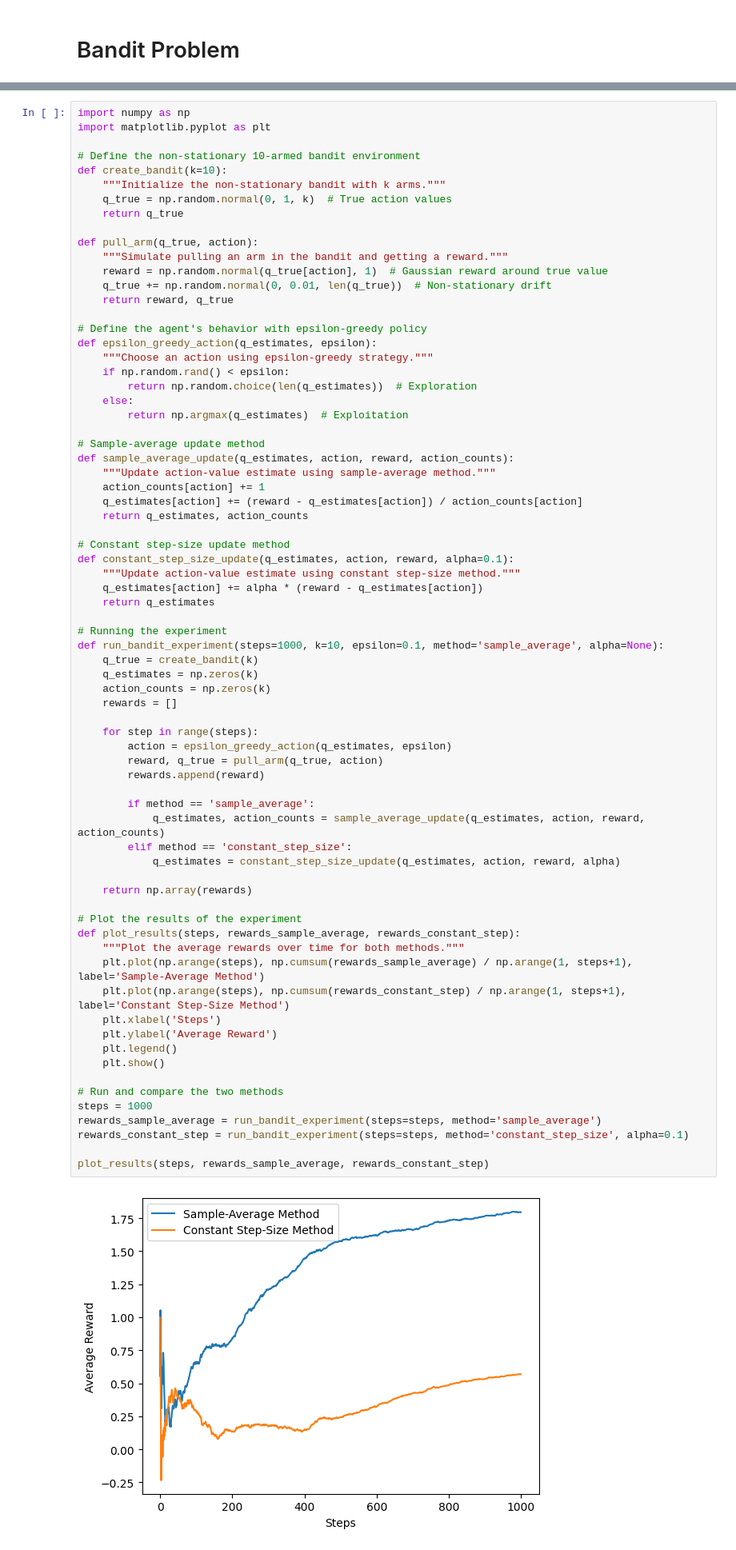
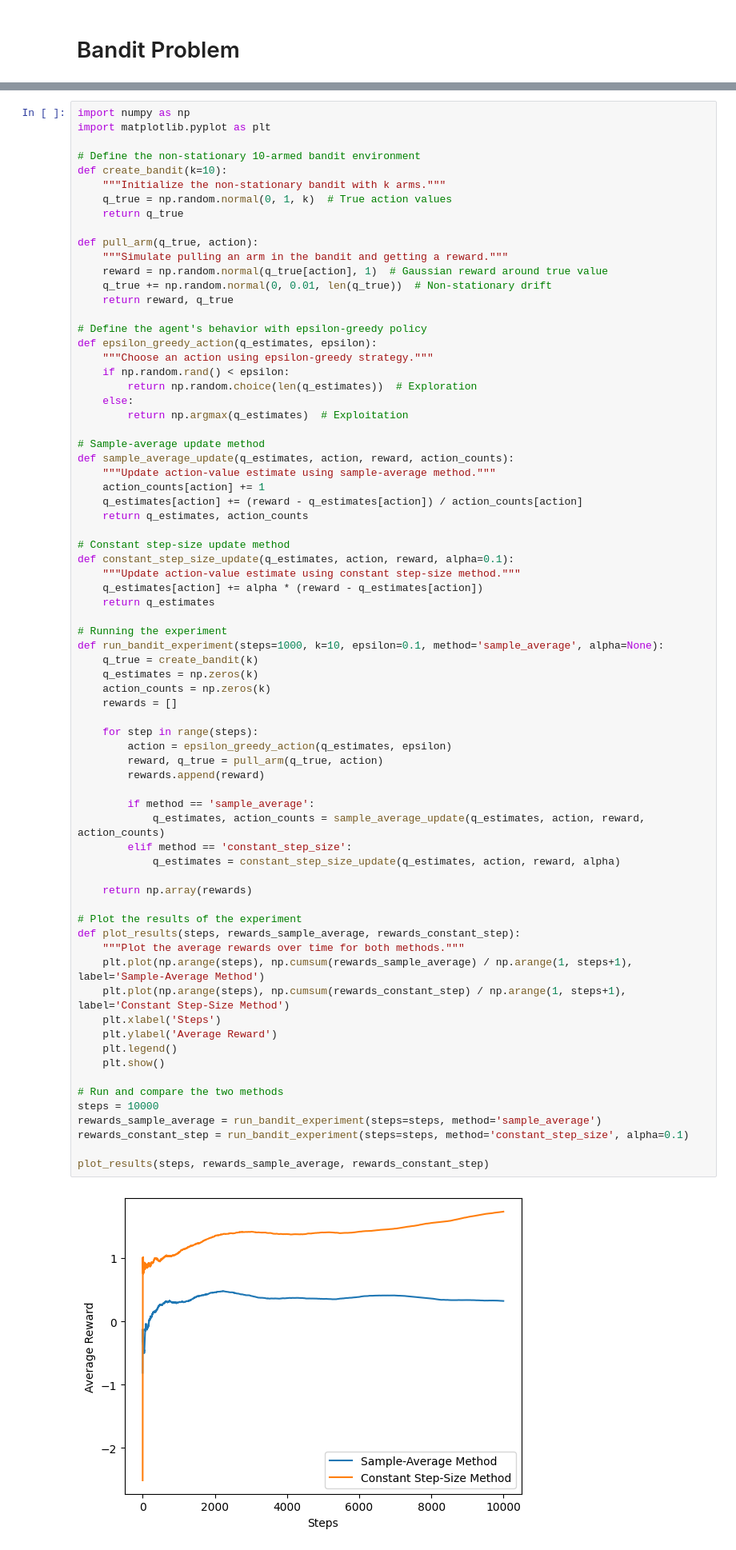
Before and after one commit to Mbigdeli2003/RL_training, a Jupyter notebook: RL_TA_Session_1.ipynb, the cells around one changed output, grey strips where cells are left out. Shown at 80% size. Cells and saved outputs as stored; diff of their text form.

```diff
--- a/RL_TA_Session_1.ipynb
+++ b/RL_TA_Session_1.ipynb
@@ -272,32 +272,32 @@ def run_bandit_experiment(steps=1000, k=10, epsilon=0.1, method='sample_average'
     rewards = []
 
     for step in range(steps):
         action = epsilon_greedy_action(q_estimates, epsilon)
         reward, q_true = pull_arm(q_true, action)
         rewards.append(reward)
 
         if method == 'sample_average':
             q_estimates, action_counts = sample_average_update(q_estimates, action, reward, action_counts)
         elif method == 'constant_step_size':
             q_estimates = constant_step_size_update(q_estimates, action, reward, alpha)
 
     return np.array(rewards)
 
 # Plot the results of the experiment
 def plot_results(steps, rewards_sample_average, rewards_constant_step):
     """Plot the average rewards over time for both methods."""
     plt.plot(np.arange(steps), np.cumsum(rewards_sample_average) / np.arange(1, steps+1), label='Sample-Average Method')
     plt.plot(np.arange(steps), np.cumsum(rewards_constant_step) / np.arange(1, steps+1), label='Constant Step-Size Method')
     plt.xlabel('Steps')
     plt.ylabel('Average Reward')
     plt.legend()
     plt.show()
 
 # Run and compare the two methods
-steps = 1000
+steps = 10000
 rewards_sample_average = run_bandit_experiment(steps=steps, method='sample_average')
 rewards_constant_step = run_bandit_experiment(steps=steps, method='constant_step_size', alpha=0.1)
 
 plot_results(steps, rewards_sample_average, rewards_constant_step)
 # %% [output]
-[figure, old version]
+[figure, new version]
```
